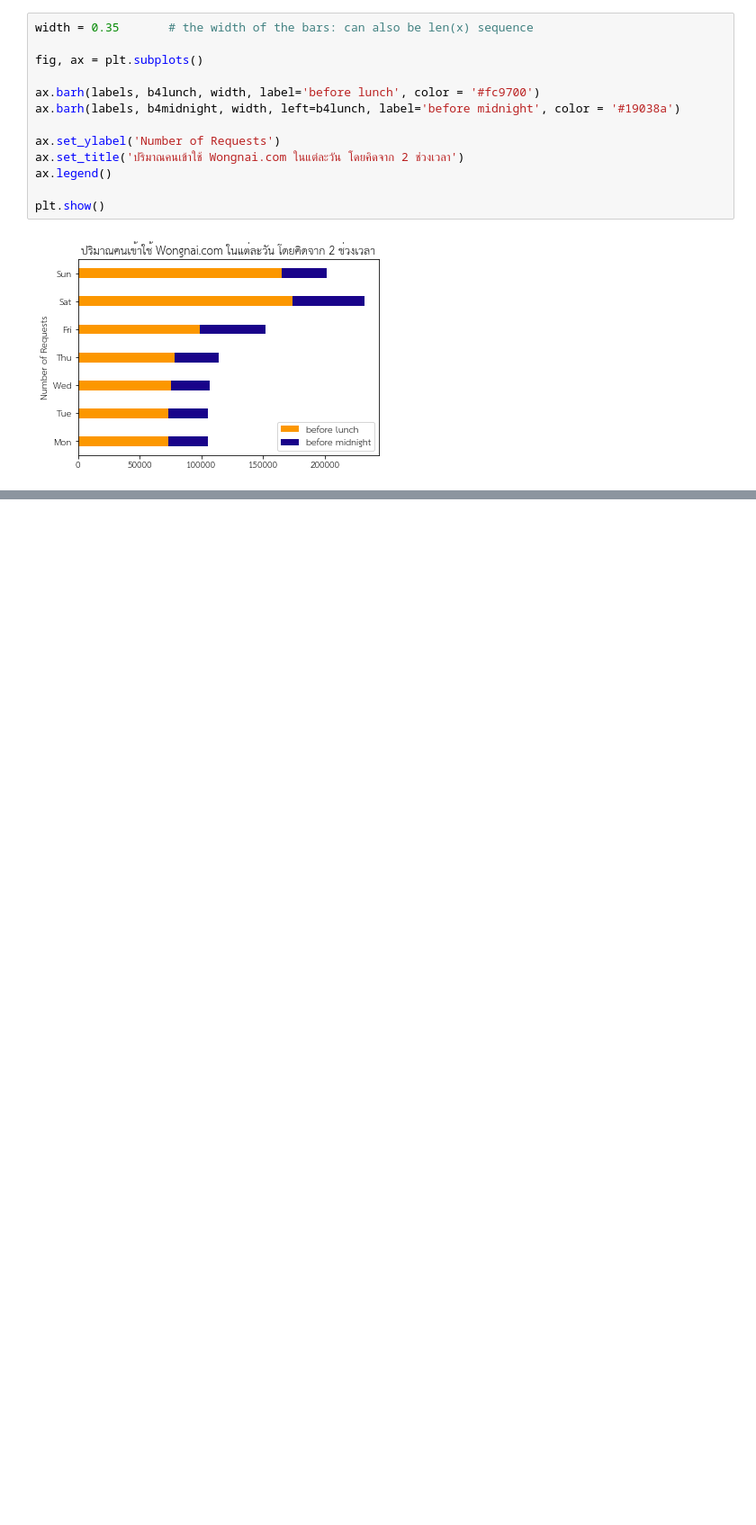
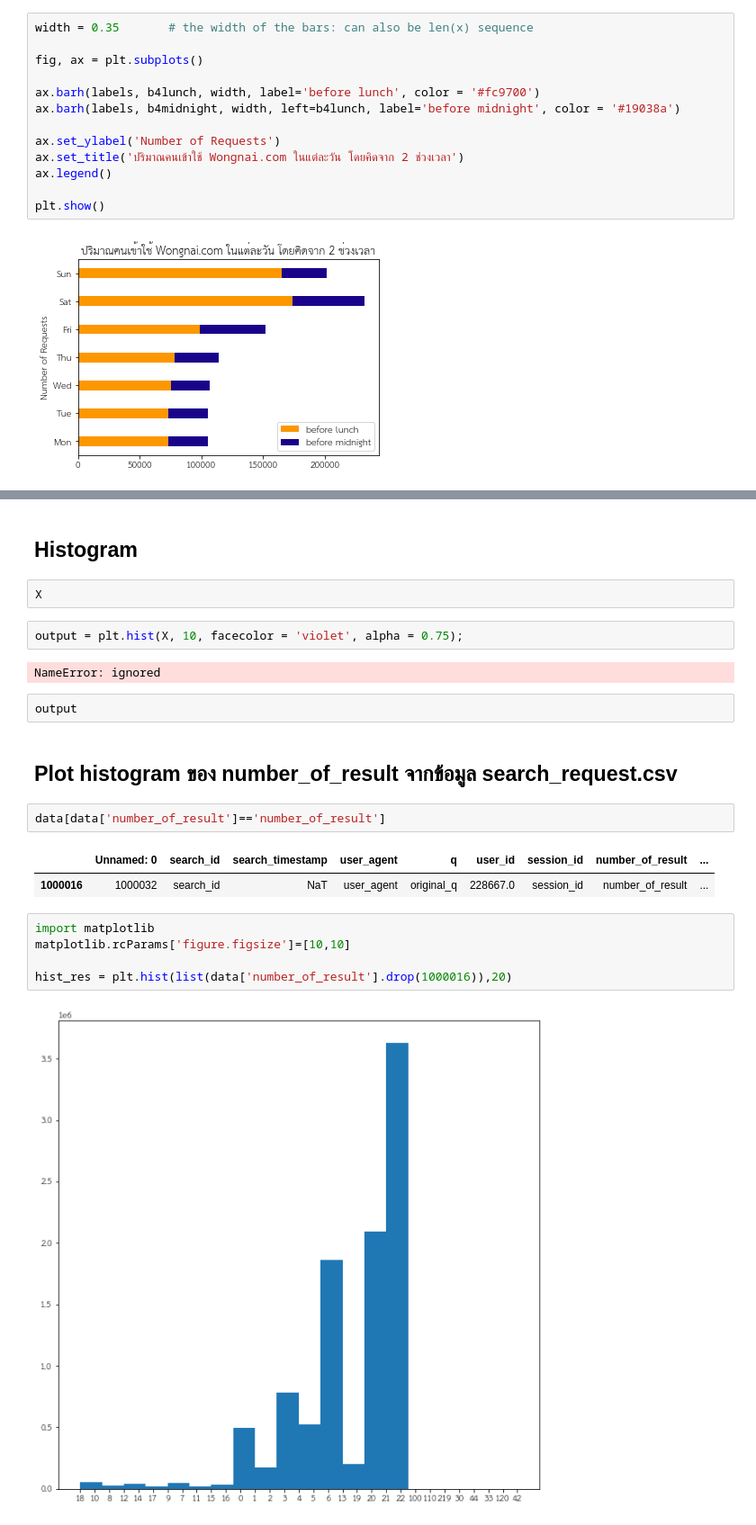
Before and after one commit to Tunyakarn/data_viz, a Jupyter notebook: Visualize_Data_Comparison.ipynb, the cells around one changed output, grey strips where cells are left out. Shown at 90% size. Drawn from its saved outputs; the diff is of its cells as text; blank space fills up the shorter version.

Commit message:
เรียนถึง Plot histogram

```diff
--- a/Visualize_Data_Comparison.ipynb
+++ b/Visualize_Data_Comparison.ipynb
@@ -178,0 +183,24 @@ ax.legend();
+# %% [markdown]
+## Histogram
+# %%
+X
+# %%
+output = plt.hist(X, 10, facecolor = 'violet', alpha = 0.75);
+# %% [output]
+NameError: ignored
+# %%
+output
+# %% [markdown]
+## Plot histogram ของ number_of_result จากข้อมูล search_request.csv
+# %%
+data[data['number_of_result']=='number_of_result']
+# %% [output]
+|  | Unnamed: 0 | search_id | search_timestamp | user_agent | q | user_id | session_id | number_of_result | ... |
+| 1000016 | 1000032 | search_id | NaT | user_agent | original_q | 228667.0 | session_id | number_of_result | ... |
+# %%
+import matplotlib
+matplotlib.rcParams['figure.figsize']=[10,10]
+
+hist_res = plt.hist(list(data['number_of_result'].drop(1000016)),20)
+# %% [output]
+[figure, added]
```
Also changed, not shown: parts of 2 cells of this notebook.
